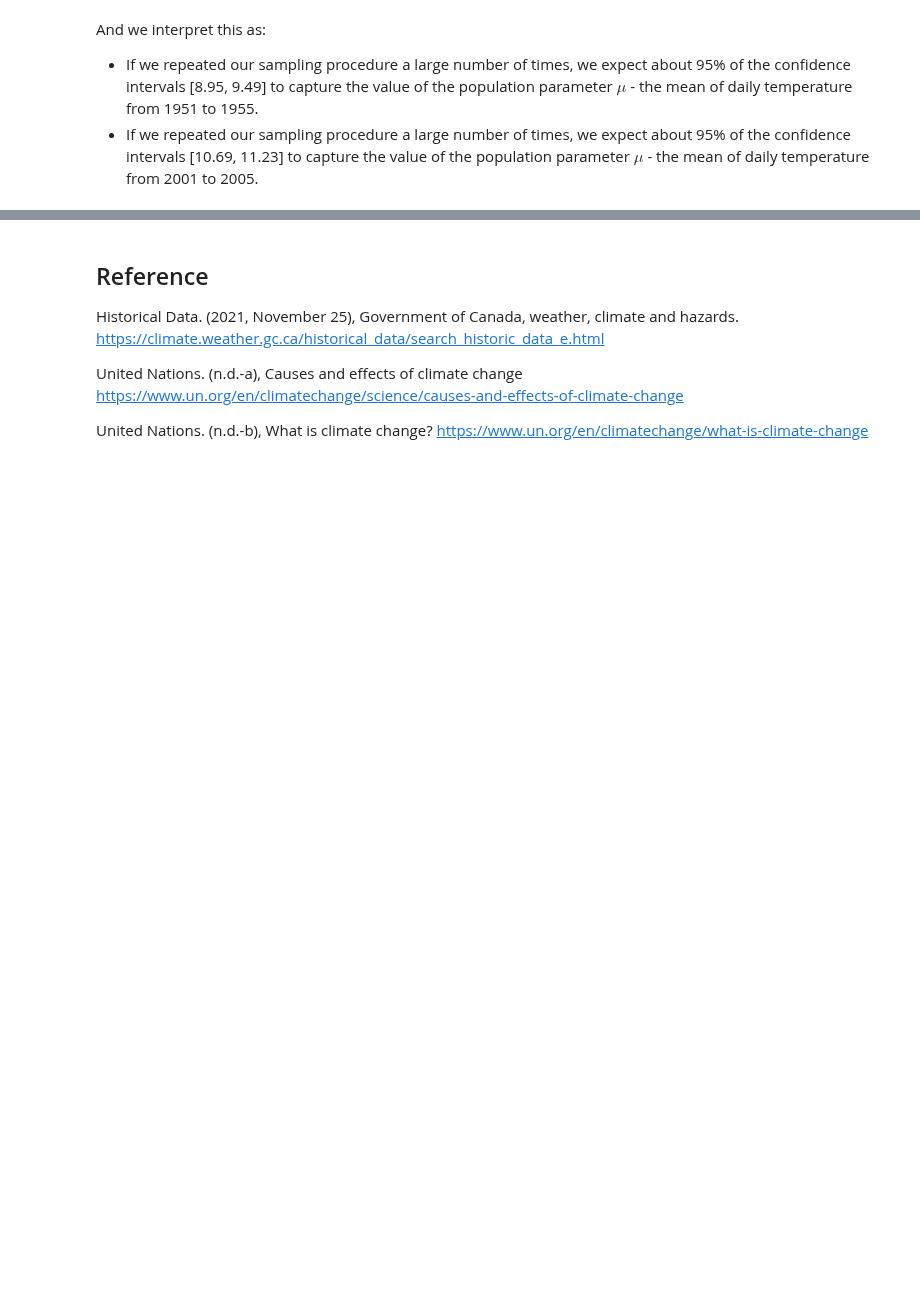
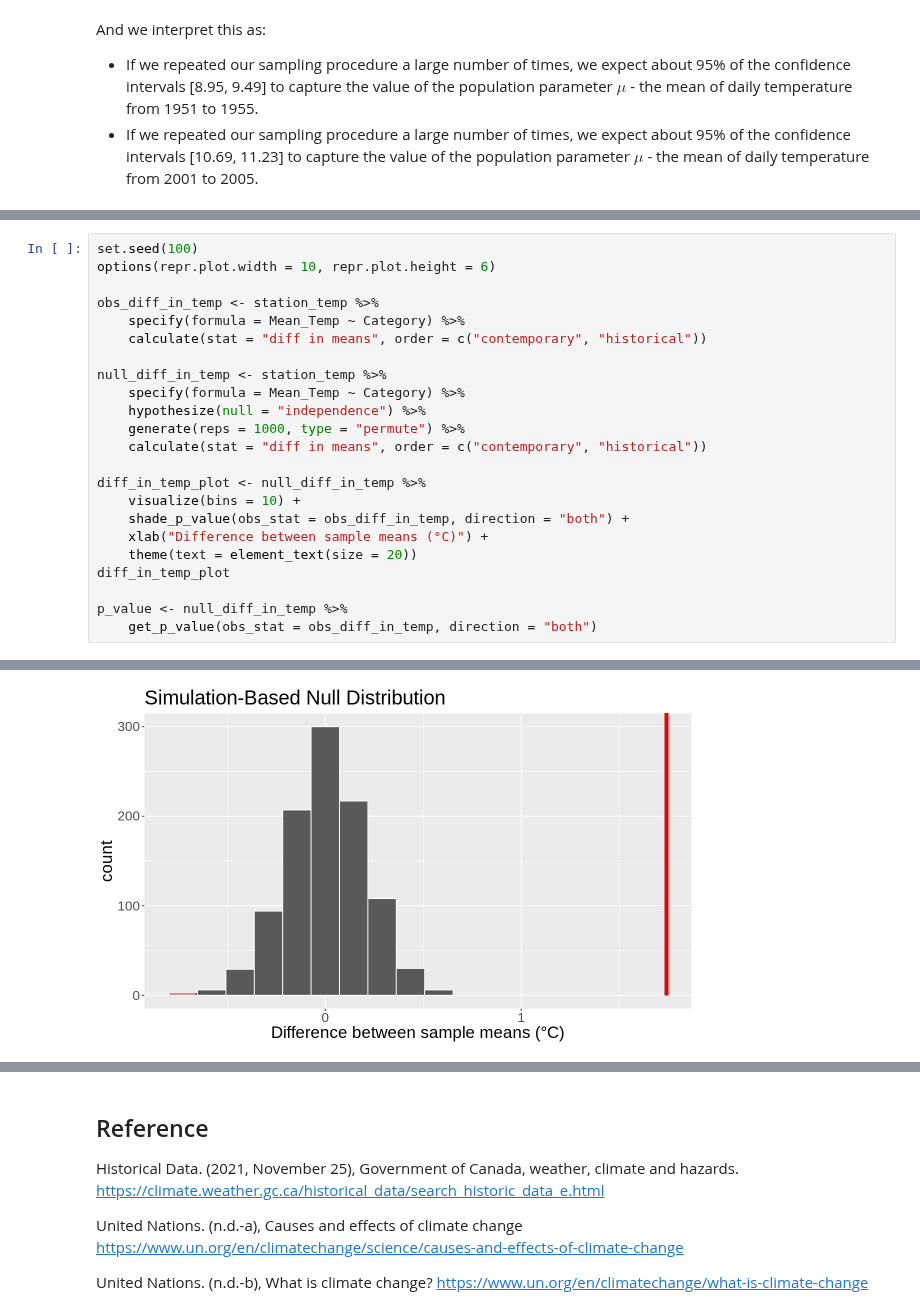
Before and after one commit to yxing6/STAT201-GroupProject-Climate, a Jupyter notebook: STAT201-Group17-ProjectProposal.ipynb, the cells around one changed output, grey strips where cells are left out. Saved outputs shown, nothing was run; the diff lists cells and outputs as text; blank space fills up the shorter version.

```diff
--- a/STAT201-Group17-ProjectProposal.ipynb
+++ b/STAT201-Group17-ProjectProposal.ipynb
@@ -189,0 +198,24 @@ And we interpret this as:
+# %%
+set.seed(100)
+options(repr.plot.width = 10, repr.plot.height = 6)
+
+obs_diff_in_temp <- station_temp %>%
+    specify(formula = Mean_Temp ~ Category) %>%
+    calculate(stat = "diff in means", order = c("contemporary", "historical"))
+
+null_diff_in_temp <- station_temp %>%
+    specify(formula = Mean_Temp ~ Category) %>%
+    hypothesize(null = "independence") %>%
+    generate(reps = 1000, type = "permute") %>%
+    calculate(stat = "diff in means", order = c("contemporary", "historical"))
+
+diff_in_temp_plot <- null_diff_in_temp %>%
+    visualize(bins = 10) +
+    shade_p_value(obs_stat = obs_diff_in_temp, direction = "both") +
+    xlab("Difference between sample means (°C)") +
+    theme(text = element_text(size = 20))
+diff_in_temp_plot
+
+p_value <- null_diff_in_temp %>%
+    get_p_value(obs_stat = obs_diff_in_temp, direction = "both")
+# %% [output]
@@ -189,0 +224 @@ And we interpret this as:
+[figure, added]
```
Also changed, not shown: parts of 11 cells of this notebook.
